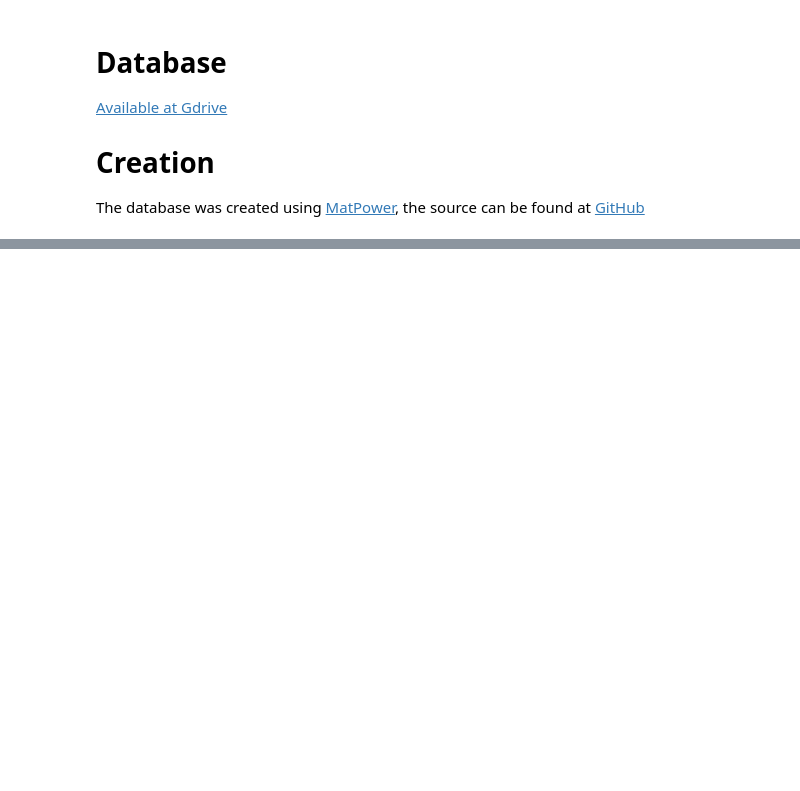
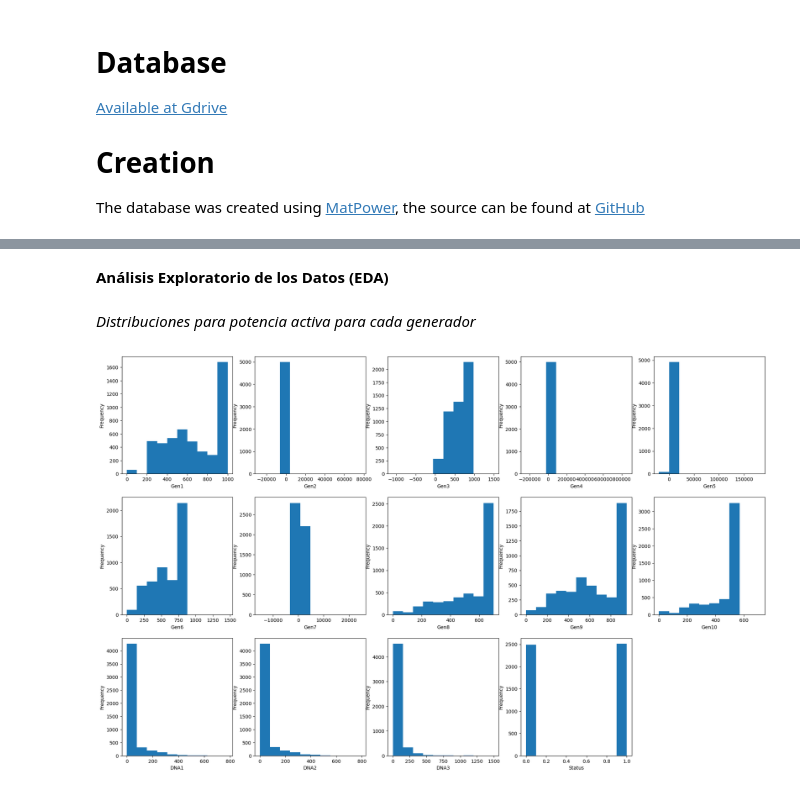
Before and after one commit to IceMerman/NN_validation, a Jupyter notebook: notebooks/exploration.ipynb, the cells around one changed output, grey strips where cells are left out. Drawn from its saved outputs; the diff is of its cells as text; code cells hidden in the pictures; blank space fills up the shorter version.

```diff
--- a/notebooks/exploration.ipynb
+++ b/notebooks/exploration.ipynb
@@ -25,8 +29,15 @@ import torch.utils.data as data
 # %%
 # DB must be loaded to the colab space
-mat = loadmat('/content/db.mat')
+ruta='/content/db10000.mat'
+mat = loadmat(ruta)
 labels = mat['issecure']
 VM = mat['VM']
 VA = mat['VA']
+pgen = mat['Pgen']
+qgen = mat['Qgen']
+SLOAD = mat['SLOAD']
 
-SLOAD = mat['SLOAD']
+print(labels.shape)
+print(qgen.shape)
+print(pgen.shape)
+print(type(pgen))
@@ -36,0 +61,16 @@ QLOAD = SLOAD[:, powers//2:]
+# %%
+columnas = ['Gen1', 'Gen2', 'Gen3', 'Gen4', 'Gen5', 'Gen6', 'Gen7', 'Gen8', 'Gen9', 'Gen10', "DNA1", "DNA2", "DNA3"]
+# Se realizan las traposiciones necesarias (filas: observaciones - Columnas: características)
+Pgen =np.transpose(pgen, axes=None)
+Qgen =np.transpose(qgen, axes=None)
+Labels = np.transpose(labels, axes=None)
+
+# Se convierte a formato Pandas:
+df_Pgen = pd.DataFrame(Pgen, columns = columnas)
+df_Qgen = pd.DataFrame(Qgen, columns = columnas)
+df_Pload = pd.DataFrame(pl, columns = None)
+df_Qload = pd.DataFrame(ql, columns = None)
+
+#df_Pgen.head(10)
+#df_Qgen.head(10)
+df_Pload.head(10)
@@ -36,0 +91,6 @@ QLOAD = SLOAD[:, powers//2:]
+# %%
+df_Pgen['Status']=Labels
+df_Qgen['Status']=Labels
+df_Pload['Status']=Labels
+df_Qload['Status']=Labels
+df_Pload.head(10)
@@ -36,0 +109,14 @@ QLOAD = SLOAD[:, powers//2:]
+# %% [markdown]
+ **Análisis Exploratorio de los Datos (EDA)**
+# %% [markdown]
+*Distribuciones para potencia activa para cada generador*
+# %%
+fig =plt.figure(figsize=(24,15))
+i = 0
+for column in df_Pgen:
+    sub = fig.add_subplot(3, 5,i + 1)
+    sub.set_xlabel(column)
+    df_Pgen[column].plot(kind = 'hist')
+    i = i +1
+# %% [output]
+[figure, added]
```
Also changed, not shown: parts of 25 cells of this notebook, 1 other file.
